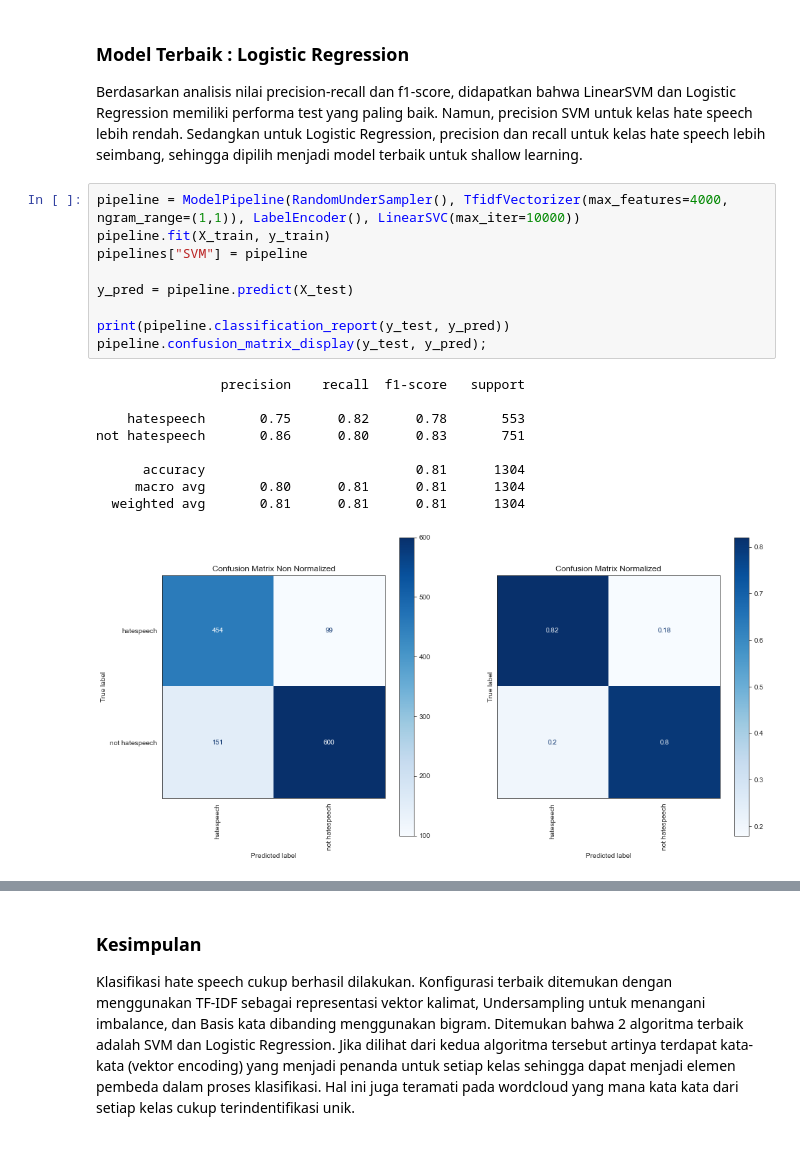
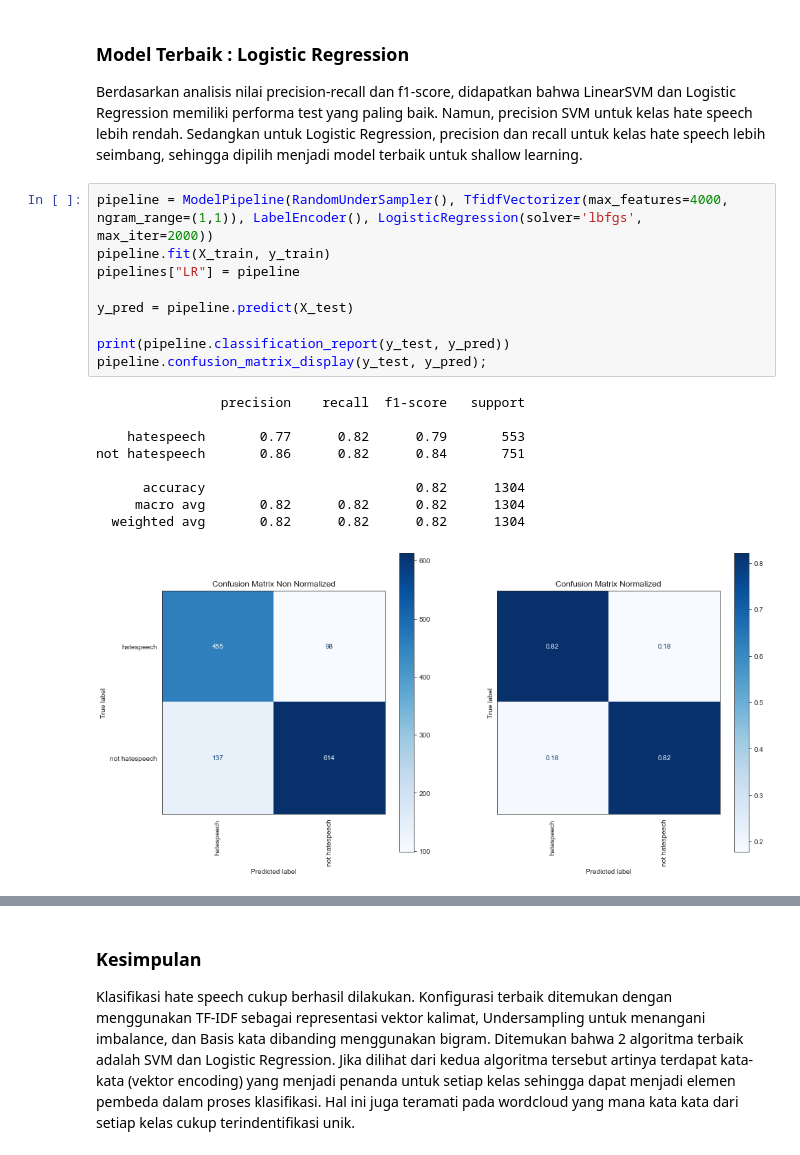
Before and after one commit to aufaf29/text-analysis, a Jupyter notebook: experiments/2_hate_speech_detection.ipynb, the cells around one changed output, grey strips where cells are left out. Drawn from its saved outputs; the diff is of its cells as text.

Commit message:
change error model

```diff
--- a/experiments/2_hate_speech_detection.ipynb
+++ b/experiments/2_hate_speech_detection.ipynb
@@ -650,24 +650,24 @@ Metrik utama yang saya gunakan dalam melakukan evaluasi adalah precision dan rec
 ### Model Terbaik : Logistic Regression
 Berdasarkan analisis nilai precision-recall dan f1-score, didapatkan bahwa LinearSVM dan Logistic Regression memiliki performa test yang paling baik. Namun, precision SVM untuk kelas hate speech lebih rendah. Sedangkan untuk Logistic Regression, precision dan recall untuk kelas hate speech lebih seimbang, sehingga dipilih menjadi model terbaik untuk shallow learning.
 # %%
-pipeline = ModelPipeline(RandomUnderSampler(), TfidfVectorizer(max_features=4000, ngram_range=(1,1)), LabelEncoder(), LinearSVC(max_iter=10000))
+pipeline = ModelPipeline(RandomUnderSampler(), TfidfVectorizer(max_features=4000, ngram_range=(1,1)), LabelEncoder(), LogisticRegression(solver='lbfgs', max_iter=2000))
 pipeline.fit(X_train, y_train)
-pipelines["SVM"] = pipeline
+pipelines["LR"] = pipeline
 
 y_pred = pipeline.predict(X_test)
 
 print(pipeline.classification_report(y_test, y_pred))
 pipeline.confusion_matrix_display(y_test, y_pred);
 # %% [output]
                 precision    recall  f1-score   support
 
-    hatespeech       0.75      0.82      0.78       553
-not hatespeech       0.86      0.80      0.83       751
+    hatespeech       0.77      0.82      0.79       553
+not hatespeech       0.86      0.82      0.84       751
 
-      accuracy                           0.81      1304
-     macro avg       0.80      0.81      0.81      1304
-  weighted avg       0.81      0.81      0.81      1304
+      accuracy                           0.82      1304
+     macro avg       0.82      0.82      0.82      1304
+  weighted avg       0.82      0.82      0.82      1304
-[figure, old version]
+[figure, new version]
 # %%
 pipeline.confusion_matrix_display(y_test, y_pred);
 # %% [output]
```
Also changed, not shown: parts of 15 cells of this notebook, 1 other file.
